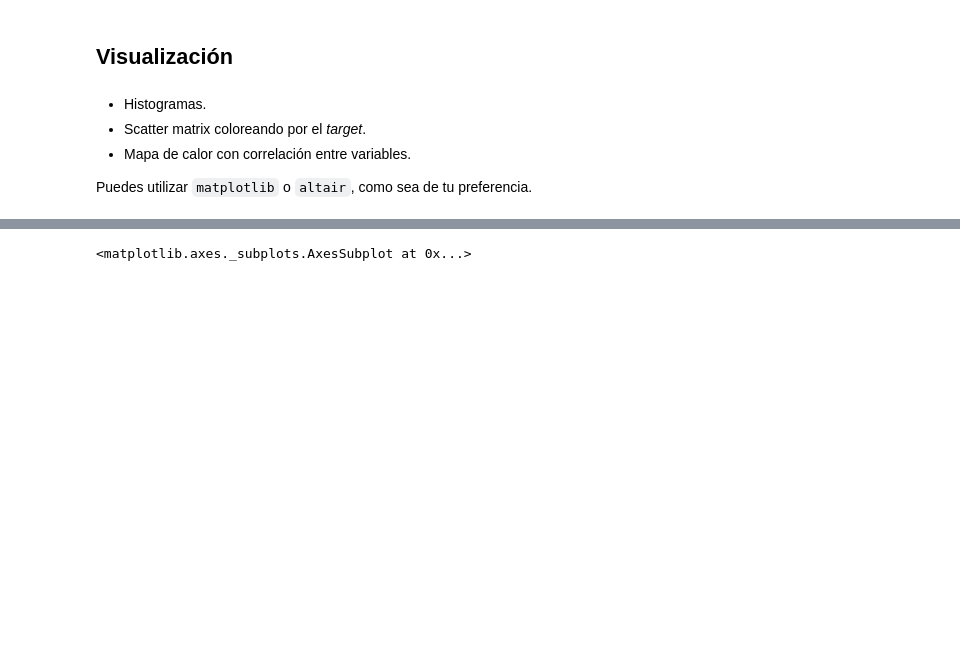
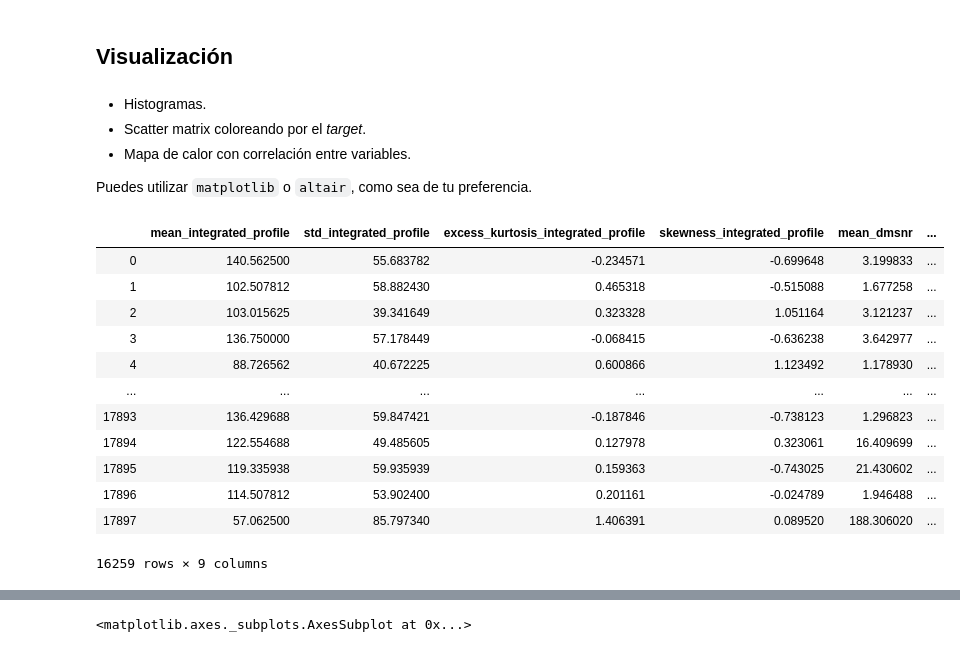
Before and after one commit to FabianCastellano/mat281_portfolio, a Jupyter notebook: Proyectos/m05_project02/m05_project02.ipynb, the cells around one changed output, grey strips where cells are left out. Cells and saved outputs as stored; diff of their text form; code cells hidden in the pictures; blank space fills up the shorter version.

```diff
--- a/Proyectos/m05_project02/m05_project02.ipynb
+++ b/Proyectos/m05_project02/m05_project02.ipynb
@@ -403,6 +389,22 @@ De forma interesante, en algunos valores, en especifico 5, parece ser significat
 * Mapa de calor con correlación entre variables.
 
 Puedes utilizar `matplotlib` o `altair`, como sea de tu preferencia.
+# %%
+df.groupby('is_pulsar').get_group(0)
+# %% [output]
+|  | mean_integrated_profile | std_integrated_profile | excess_kurtosis_integrated_profile | skewness_integrated_profile | mean_dmsnr | ... |
+| 0 | 140.562500 | 55.683782 | -0.234571 | -0.699648 | 3.199833 | ... |
+| 1 | 102.507812 | 58.882430 | 0.465318 | -0.515088 | 1.677258 | ... |
+| 2 | 103.015625 | 39.341649 | 0.323328 | 1.051164 | 3.121237 | ... |
+| 3 | 136.750000 | 57.178449 | -0.068415 | -0.636238 | 3.642977 | ... |
+| 4 | 88.726562 | 40.672225 | 0.600866 | 1.123492 | 1.178930 | ... |
+| ... | ... | ... | ... | ... | ... | ... |
+| 17893 | 136.429688 | 59.847421 | -0.187846 | -0.738123 | 1.296823 | ... |
+| 17894 | 122.554688 | 49.485605 | 0.127978 | 0.323061 | 16.409699 | ... |
+| 17895 | 119.335938 | 59.935939 | 0.159363 | -0.743025 | 21.430602 | ... |
+| 17896 | 114.507812 | 53.902400 | 0.201161 | -0.024789 | 1.946488 | ... |
+| 17897 | 57.062500 | 85.797340 | 1.406391 | 0.089520 | 188.306020 | ... |
+16259 rows × 9 columns
 # %%
 f, axes = plt.subplots(4, 2, figsize=(25,15))
 col = 0
```
Also changed, not shown: parts of 5 cells of this notebook.
